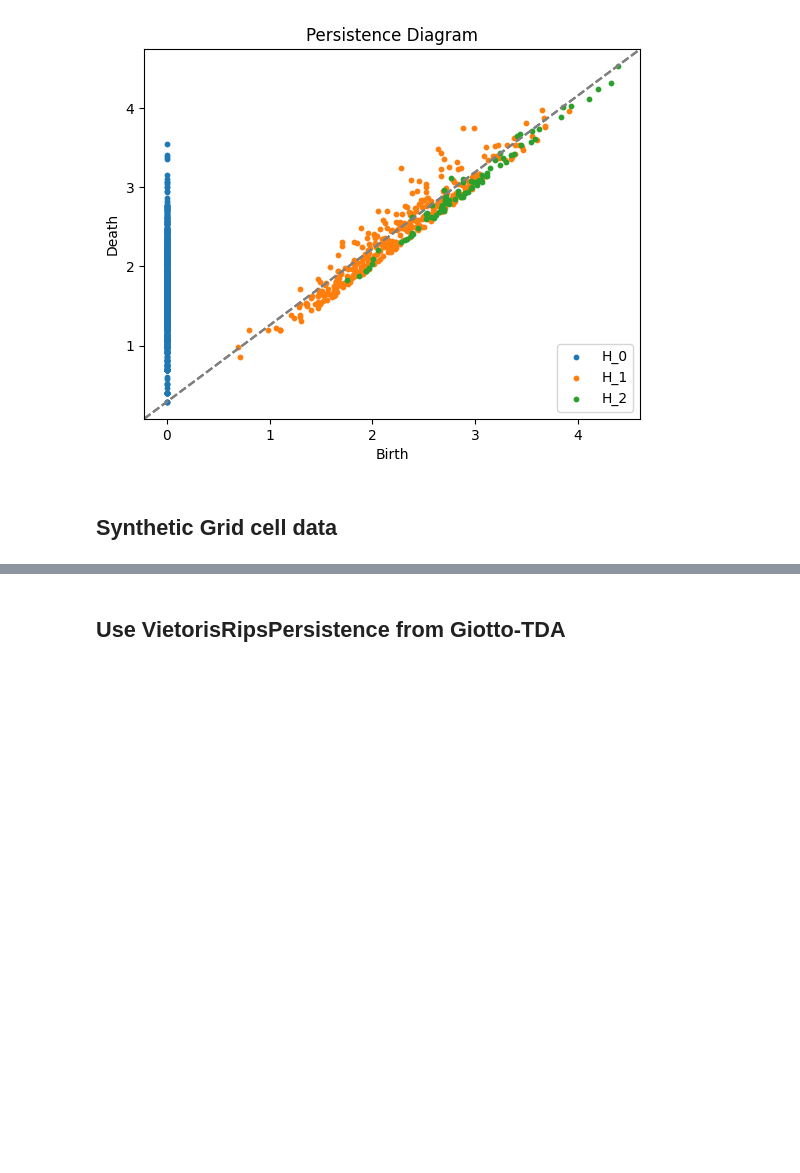
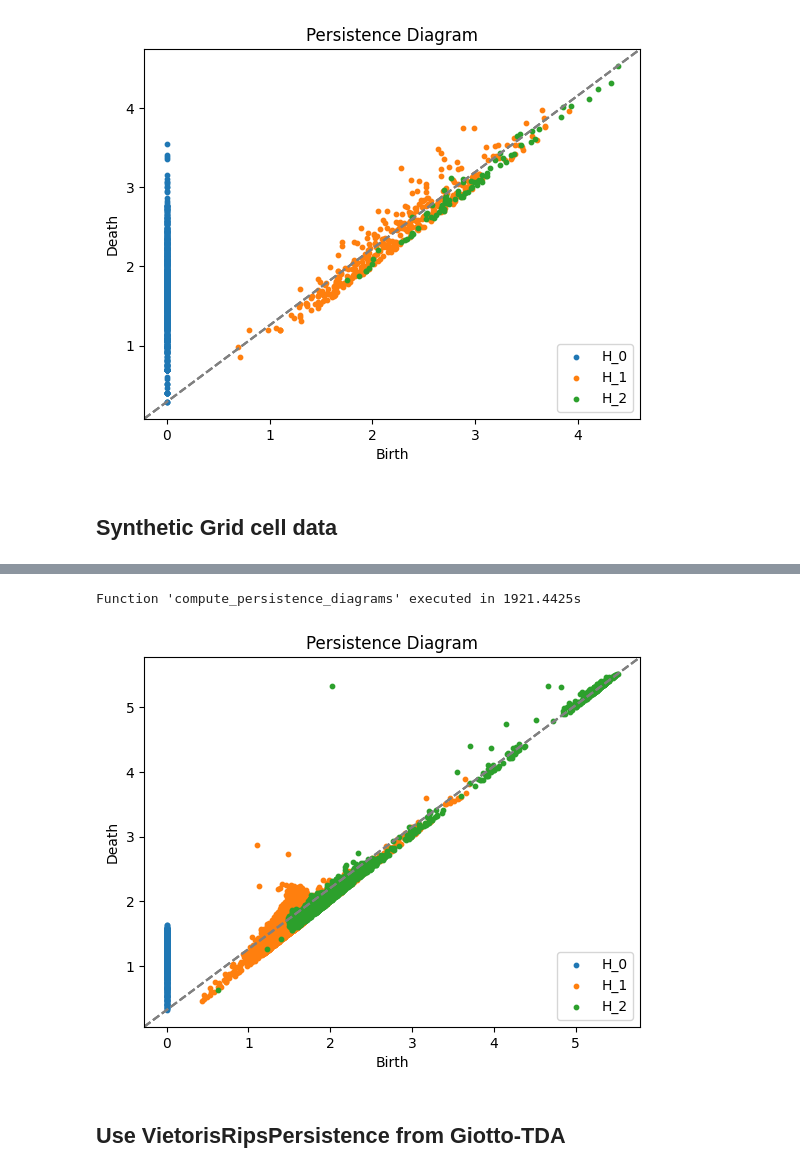
Before and after one commit to geometric-intelligence/neurometry, a Jupyter notebook: neuralgeom/notebooks/10_persistent_homology.ipynb, the cells around one changed output, grey strips where cells are left out. Saved outputs shown, nothing was run; the diff lists cells and outputs as text; code cells hidden in the pictures; blank space fills up the shorter version.

```diff
--- a/neuralgeom/notebooks/10_persistent_homology.ipynb
+++ b/neuralgeom/notebooks/10_persistent_homology.ipynb
@@ -170,3 +194,9 @@ Function 'compute_persistence_diagrams' executed in 2176.4523s
+# %%
+diagrams = compute_persistence_diagrams(neural_activity, maxdim=2, n_threads=-1)
+plot_persistence_diagrams(diagrams)
+# %% [output]
+Function 'compute_persistence_diagrams' executed in 1921.4425s
+[figure, added]
 # %% [markdown]
 ## Use VietorisRipsPersistence from Giotto-TDA
 # %%
```
Also changed, not shown: parts of 7 cells of this notebook, 10 other files.
